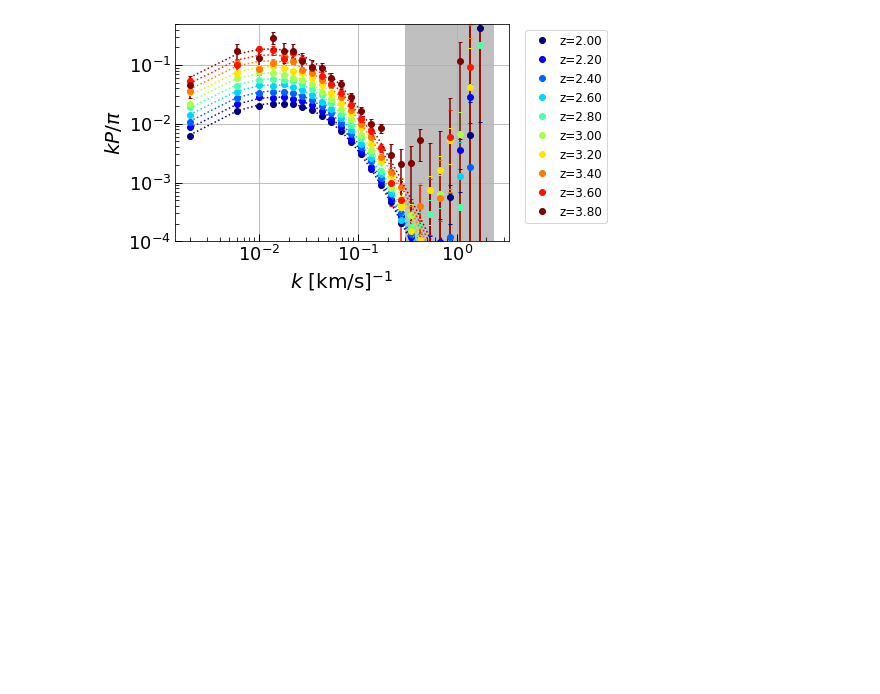
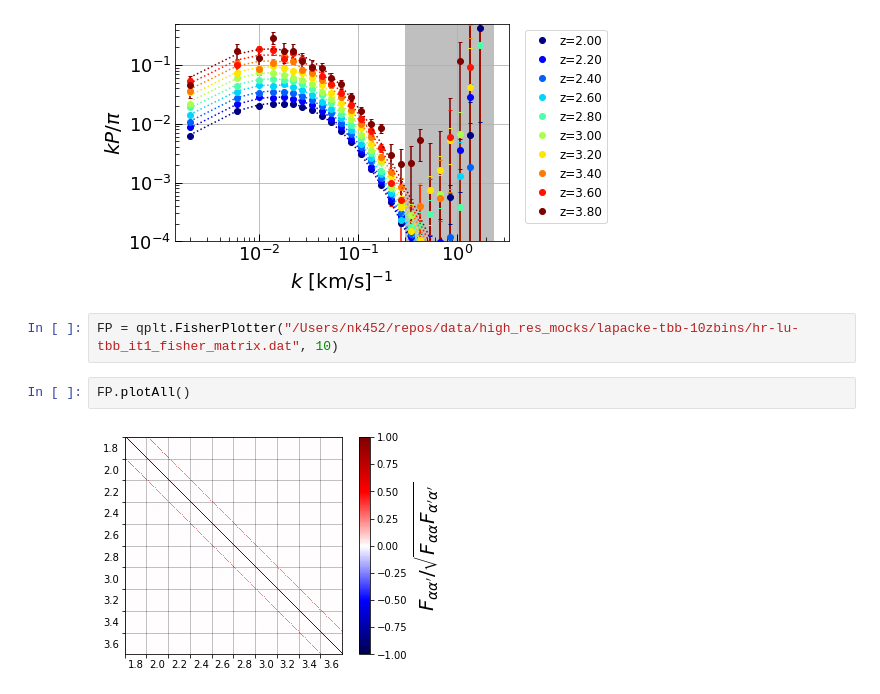
Before and after one commit to p-slash/qsotools, a Jupyter notebook: notebooks/PlottingQMLEResults.ipynb, the cells around one changed output. Drawn from its saved outputs; the diff is of its cells as text; blank space fills up the shorter version.

Commit message:
example fisher plotting

```diff
--- a/notebooks/PlottingQMLEResults.ipynb
+++ b/notebooks/PlottingQMLEResults.ipynb
@@ -14,3 +16,9 @@ PP.plotAll(auto_ylim_xmax=0.1, noise_dom=0.3)
 Chi-Square / dof: 216.95 / 250.
 <Figure size 432x288 with 0 Axes>
 [figure]
+# %%
+FP = qplt.FisherPlotter("/Users/nk452/repos/data/high_res_mocks/lapacke-tbb-10zbins/hr-lu-tbb_it1_fisher_matrix.dat", 10)
+# %%
+FP.plotAll()
+# %% [output]
+[figure, added]
```
Also changed, not shown: parts of 4 cells of this notebook.
